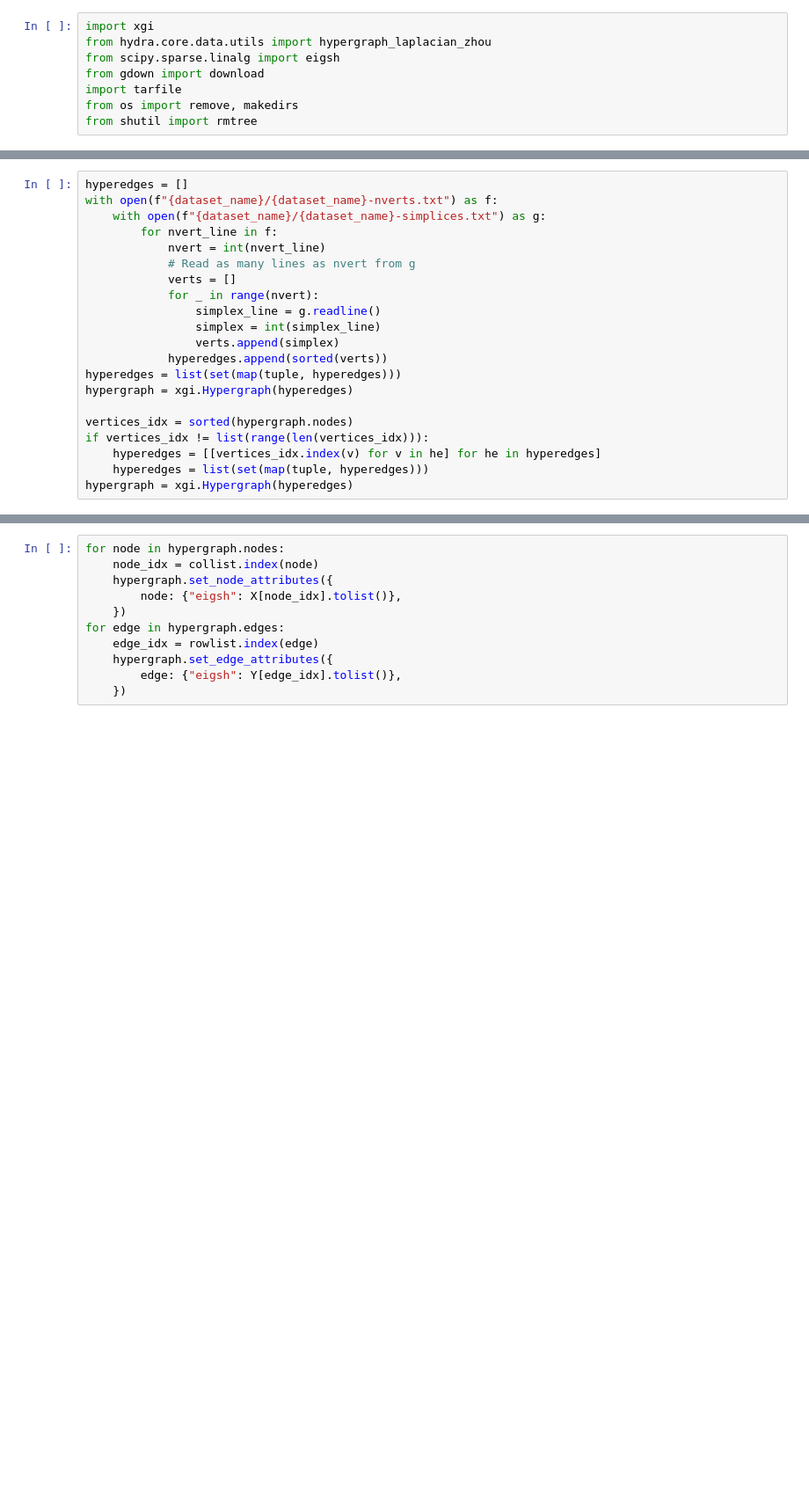
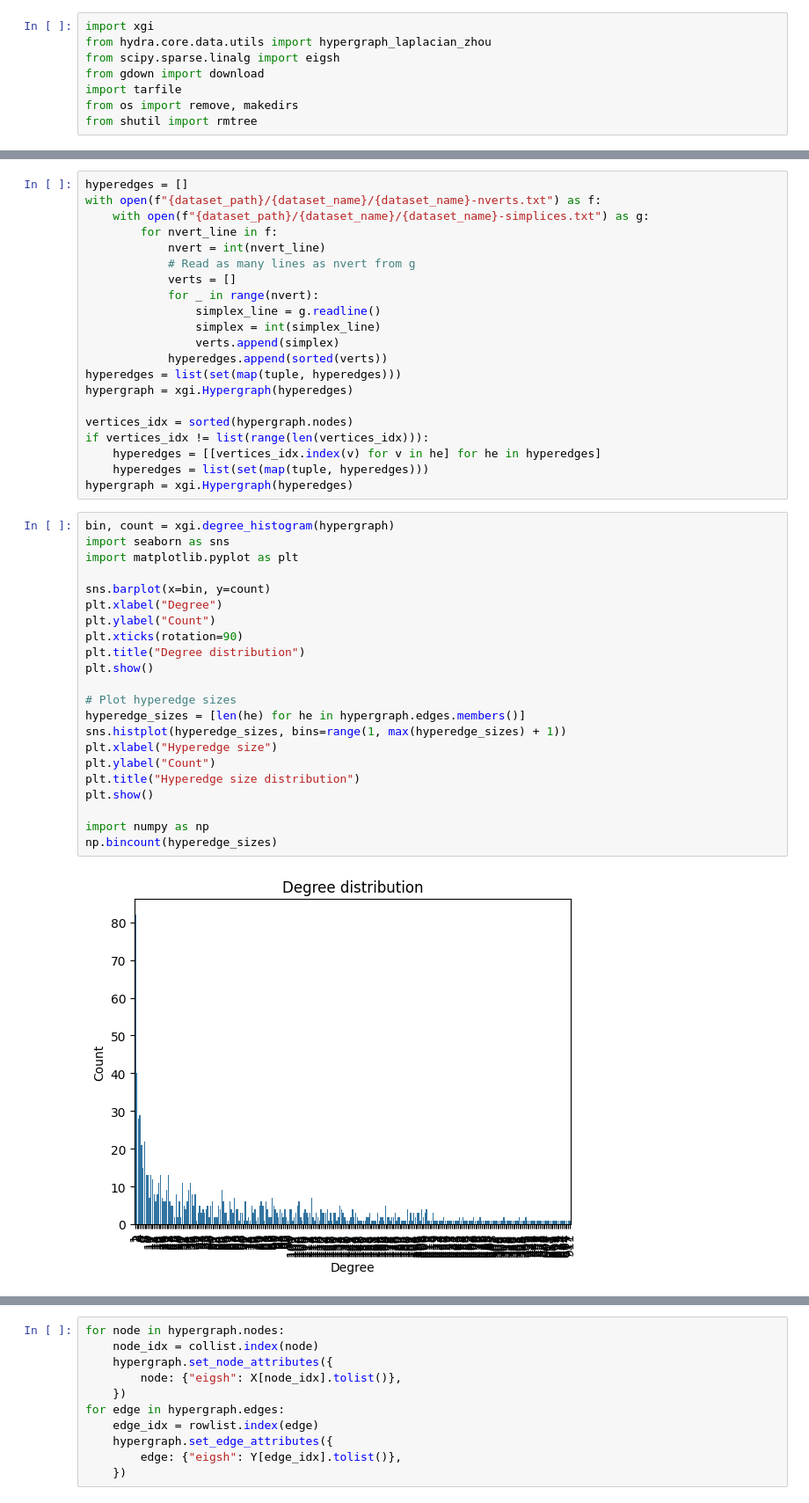
Before and after one commit to hypernetwork-research-group/Janus, a Jupyter notebook: examples/hif_dataset_preparation.ipynb, the cells around one changed output, grey strips where cells are left out. Shown at 88% size. Drawn from its saved outputs; the diff is of its cells as text; blank space fills up the shorter version.

```diff
--- a/examples/hif_dataset_preparation.ipynb
+++ b/examples/hif_dataset_preparation.ipynb
@@ -24,8 +25,8 @@ with tarfile.open(file_name) as tar:
 remove(file_name)
 # %%
 hyperedges = []
-with open(f"{dataset_name}/{dataset_name}-nverts.txt") as f:
-    with open(f"{dataset_name}/{dataset_name}-simplices.txt") as g:
+with open(f"{dataset_path}/{dataset_name}/{dataset_name}-nverts.txt") as f:
+    with open(f"{dataset_path}/{dataset_name}/{dataset_name}-simplices.txt") as g:
         for nvert_line in f:
             nvert = int(nvert_line)
             # Read as many lines as nvert from g
@@ -43,3 +44,27 @@ if vertices_idx != list(range(len(vertices_idx))):
     hyperedges = [[vertices_idx.index(v) for v in he] for he in hyperedges]
     hyperedges = list(set(map(tuple, hyperedges)))
 hypergraph = xgi.Hypergraph(hyperedges)
+# %%
+bin, count = xgi.degree_histogram(hypergraph)
+import seaborn as sns
+import matplotlib.pyplot as plt
+
+sns.barplot(x=bin, y=count)
+plt.xlabel("Degree")
+plt.ylabel("Count")
+plt.xticks(rotation=90)
+plt.title("Degree distribution")
+plt.show()
+
+# Plot hyperedge sizes
+hyperedge_sizes = [len(he) for he in hypergraph.edges.members()]
+sns.histplot(hyperedge_sizes, bins=range(1, max(hyperedge_sizes) + 1))
+plt.xlabel("Hyperedge size")
+plt.ylabel("Count")
+plt.title("Hyperedge size distribution")
+plt.show()
+
+import numpy as np
+np.bincount(hyperedge_sizes)
+# %% [output]
+[figure, added]
```
Also changed, not shown: parts of 18 cells of this notebook.
